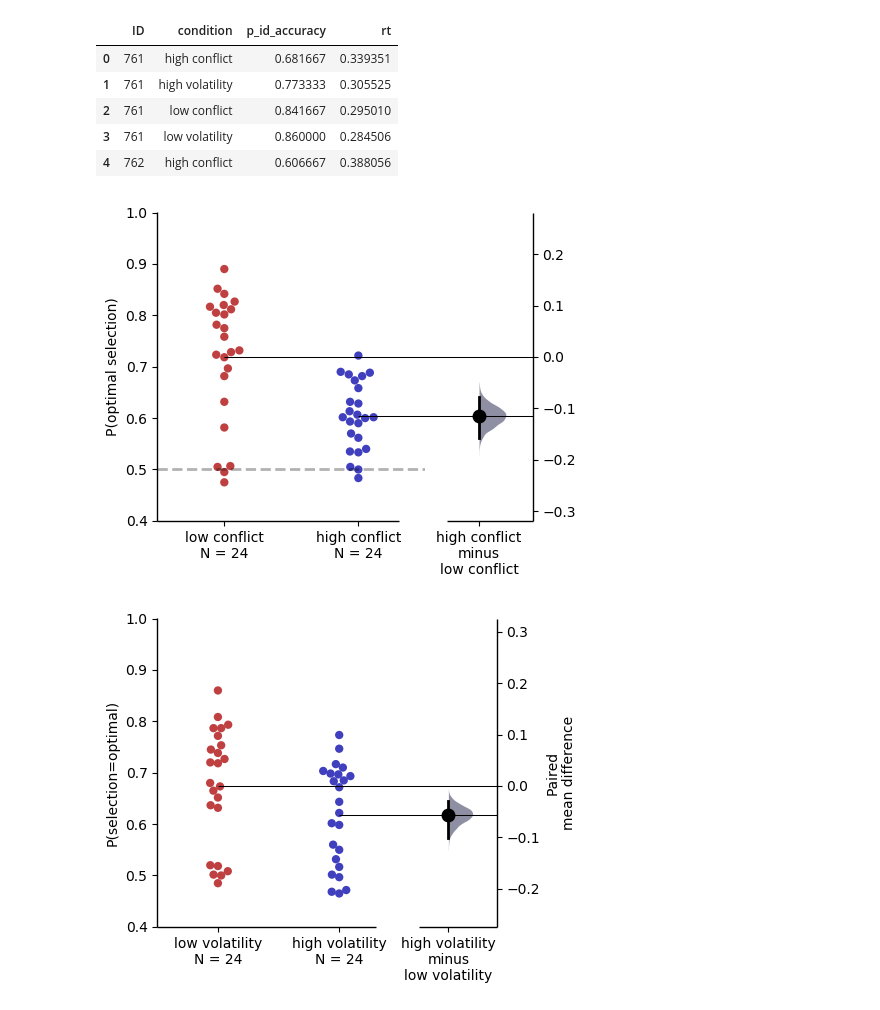
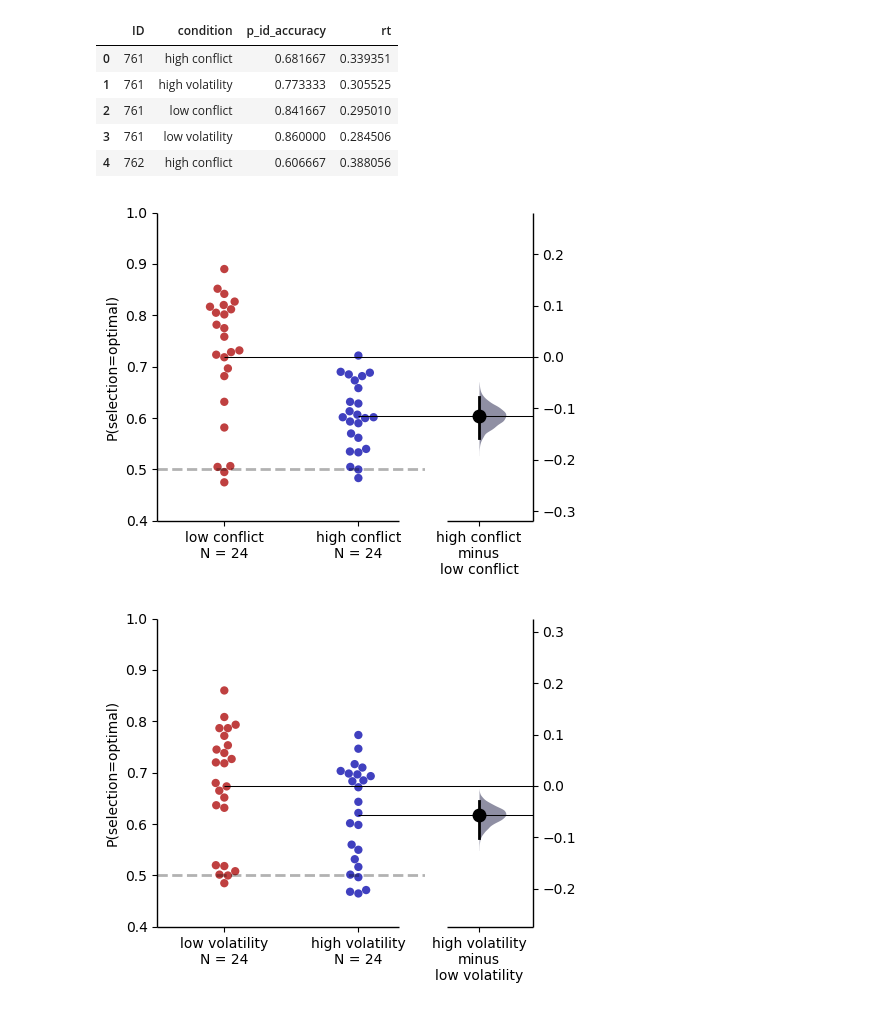
Before and after one commit to kalexandriabond/dynamic_decision_policy_reconfiguration, a Jupyter notebook: figure_nbs/loki_0_behavior.ipynb, the cells around one changed output. Cells and saved outputs as stored; diff of their text form; code cells hidden in the pictures.

```diff
--- a/figure_nbs/loki_0_behavior.ipynb
+++ b/figure_nbs/loki_0_behavior.ipynb
@@ -74,7 +74,7 @@ def format_acc_plot(acc_df, chance_acc=chance_acc,
                    custom_palette=['red', 'blue']):
 
     acc_f = acc_df.mean_diff.plot(show_pairs=False,
-                          swarm_label='P(optimal selection)',
+                          swarm_label='P(selection=optimal)',
                           swarm_ylim = (0.4, 1),
                            custom_palette=custom_palette,
                            contrast_label='', halfviolin_desat=0.1,
@@ -92,12 +105,10 @@ def format_acc_plot(acc_df, chance_acc=chance_acc,
 conf_acc_f = format_acc_plot(conf_acc_df)
 plt.savefig(os.path.join(fig_path, 'loki0_conf_acc.png'), dpi=600, bbox_inches='tight', transparent=0)
 # %% [output]
-[figure, old version]
+[figure, new version]
 # %%
-vol_acc_f = vol_acc_df.mean_diff.plot(show_pairs=False, swarm_label='P(selection=optimal)',
-                          swarm_ylim = (0.4, 1),
-                           custom_palette=['red','blue'],  halfviolin_desat=0.1, )
+vol_acc_f = format_acc_plot(vol_acc_df)
 plt.savefig(os.path.join(fig_path, 'loki0_vol_acc.png'),dpi=600, bbox_inches='tight', transparent=0)
 # %% [output]
-[figure, old version]
+[figure, new version]
 # %%
```
Also changed, not shown: parts of 3 cells of this notebook.
